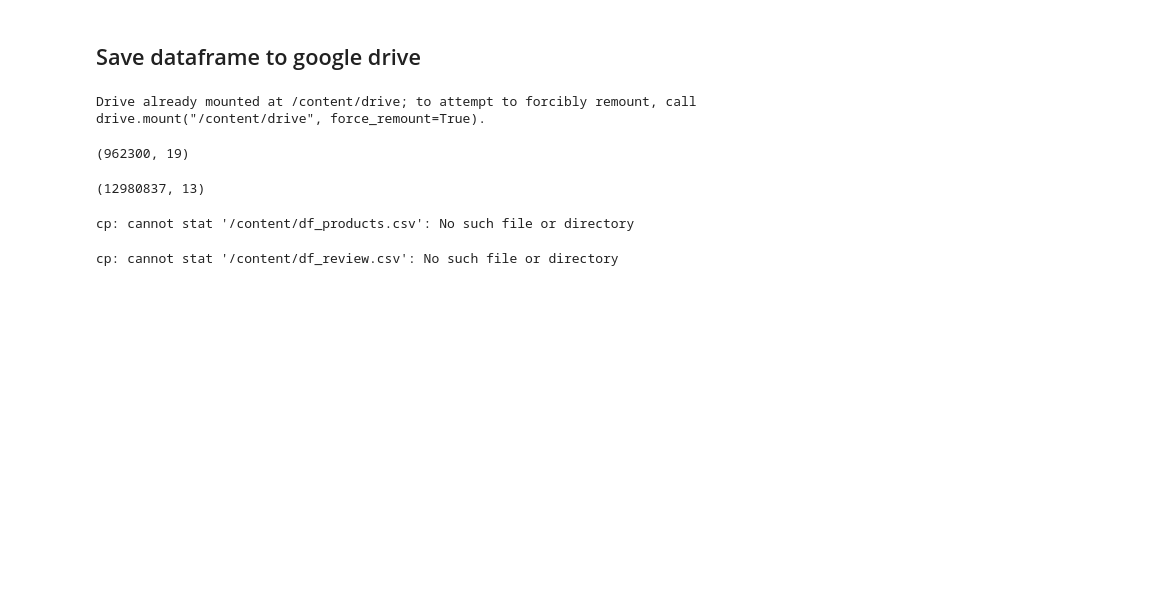
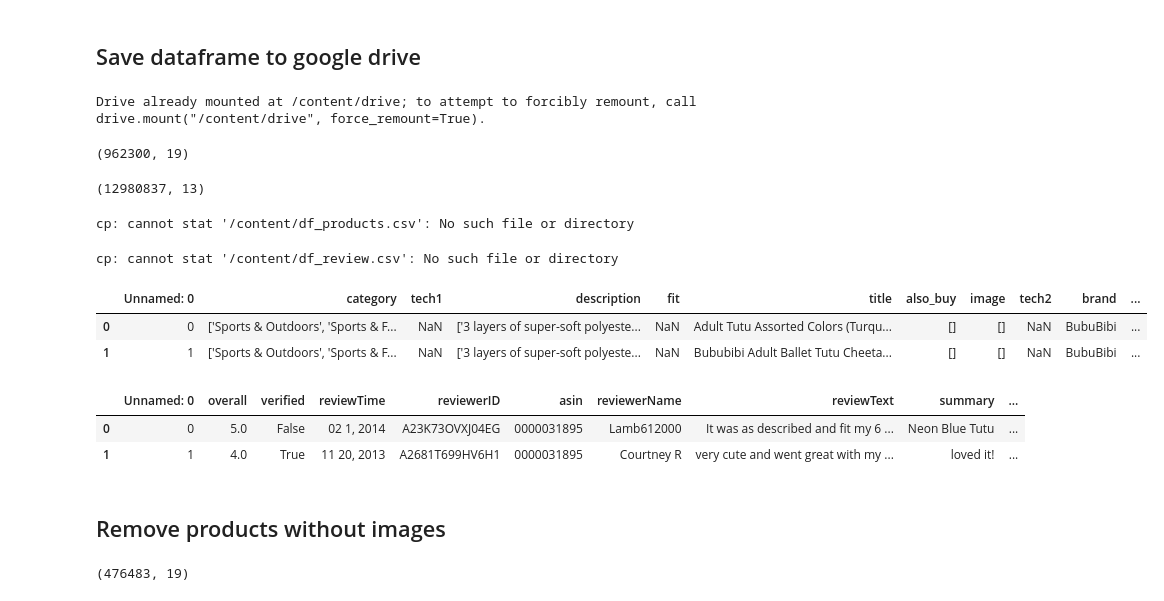
Before and after one commit to alirezasdg1/Amazon-recommender-system, a Jupyter notebook: notebooks/prepare_dataset.ipynb, the cells around one changed output. Cells and saved outputs as stored; diff of their text form; code cells hidden in the pictures; blank space fills up the shorter version.

```diff
--- a/notebooks/prepare_dataset.ipynb
+++ b/notebooks/prepare_dataset.ipynb
@@ -133,7 +134,7 @@ drive.mount('/content/drive')
 # %% [output]
 Drive already mounted at /content/drive; to attempt to forcibly remount, call drive.mount("/content/drive", force_remount=True).
 # %%
-df_product = pd.read_csv("/content/df_products.csv")
+df_product = pd.read_csv("/content/drive/My Drive/Datasets/df_products.csv")
 # %%
 df_product.shape
 # %% [output]
@@ -152,3 +153,17 @@ cp: cannot stat '/content/df_products.csv': No such file or directory
 !cp /content/df_review.csv "/content/My Drive/Datasets"
 # %% [output]
 cp: cannot stat '/content/df_review.csv': No such file or directory
+# %%
+df_product.head(2)
+# %% [output]
+|  | Unnamed: 0 | category | tech1 | description | fit | title | also_buy | image | tech2 | brand | ... |
+| 0 | 0 | ['Sports & Outdoors', 'Sports & F... | NaN | ['3 layers of super-soft polyeste... | NaN | Adult Tutu Assorted Colors (Turqu... | [] | [] | NaN | BubuBibi | ... |
+| 1 | 1 | ['Sports & Outdoors', 'Sports & F... | NaN | ['3 layers of super-soft polyeste... | NaN | Bububibi Adult Ballet Tutu Cheeta... | [] | [] | NaN | BubuBibi | ... |
+# %%
+df_review.head(2)
+# %% [output]
+|  | Unnamed: 0 | overall | verified | reviewTime | reviewerID | asin | reviewerName | reviewText | summary | ... |
+| 0 | 0 | 5.0 | False | 02 1, 2014 | A23K73OVXJ04EG | 0000031895 | Lamb612000 | It was as described and fit my 6 ... | Neon Blue Tutu | ... |
+| 1 | 1 | 4.0 | True | 11 20, 2013 | A2681T699HV6H1 | 0000031895 | Courtney R | very cute and went great with my ... | loved it! | ... |
+# %% [markdown]
+## Remove products without images
@@ -154,0 +172,4 @@ cp: cannot stat '/content/df_review.csv': No such file or directory
+# %%
+df_product_img.shape
+# %% [output]
+(476483, 19)
```
Also changed, not shown: parts of 30 cells of this notebook.
